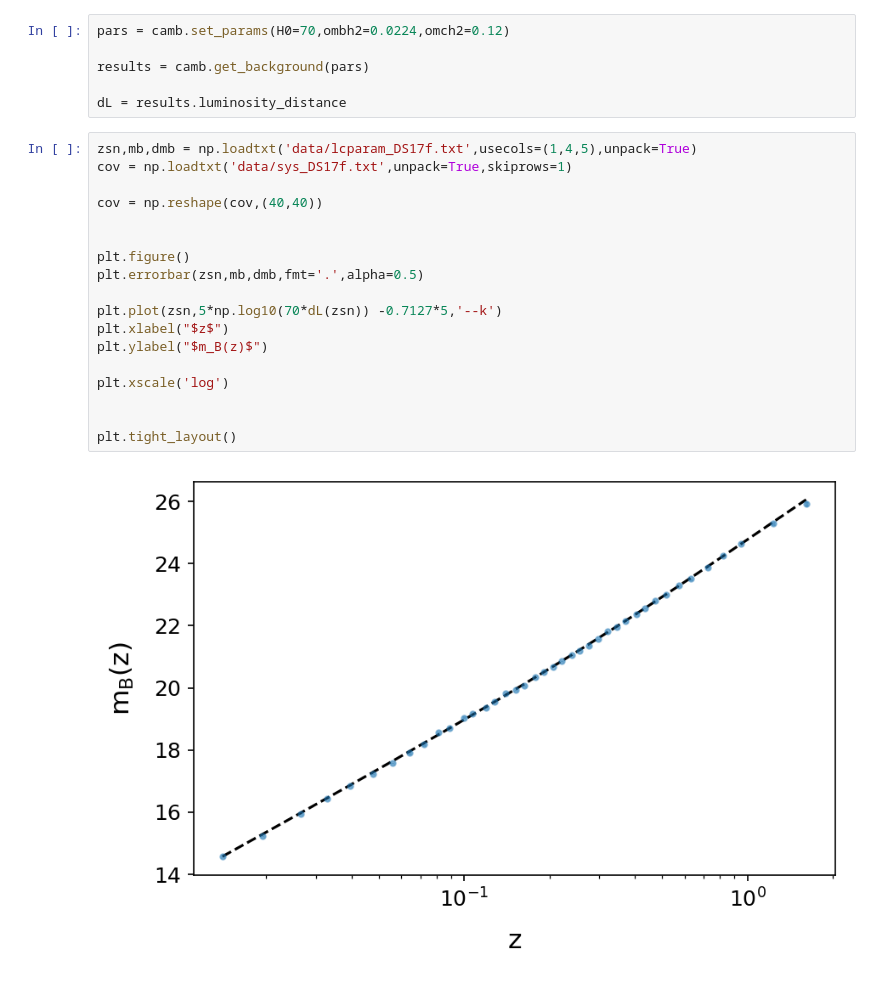
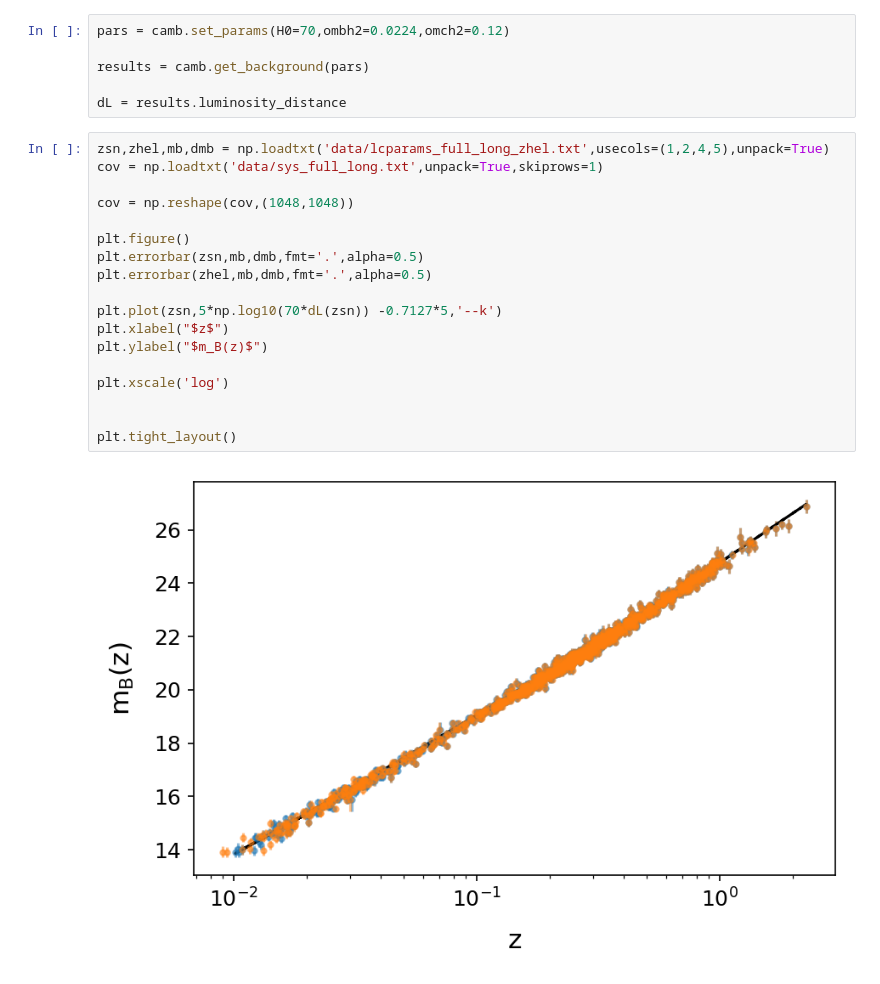
Before and after one commit to FabRez/SNIa_analysis, a Jupyter notebook: SNIa_analysis.ipynb, the cells around one changed output. Drawn from its saved outputs; the diff is of its cells as text.

```diff
--- a/SNIa_analysis.ipynb
+++ b/SNIa_analysis.ipynb
@@ -45,22 +45,22 @@ results = camb.get_background(pars)
 
 dL = results.luminosity_distance
 # %%
-zsn,mb,dmb = np.loadtxt('data/lcparam_DS17f.txt',usecols=(1,4,5),unpack=True)
-cov = np.loadtxt('data/sys_DS17f.txt',unpack=True,skiprows=1)
+zsn,zhel,mb,dmb = np.loadtxt('data/lcparams_full_long_zhel.txt',usecols=(1,2,4,5),unpack=True)
+cov = np.loadtxt('data/sys_full_long.txt',unpack=True,skiprows=1)
 
-cov = np.reshape(cov,(40,40))
-
+cov = np.reshape(cov,(1048,1048))
 
 plt.figure()
 plt.errorbar(zsn,mb,dmb,fmt='.',alpha=0.5)
+plt.errorbar(zhel,mb,dmb,fmt='.',alpha=0.5)
 
 plt.plot(zsn,5*np.log10(70*dL(zsn)) -0.7127*5,'--k')
 plt.xlabel("$z$")
 plt.ylabel("$m_B(z)$")
 
 plt.xscale('log')
 
 
 plt.tight_layout()
 # %% [output]
-[figure, old version]
+[figure, new version]
```
Also changed, not shown: parts of 7 cells of this notebook.
